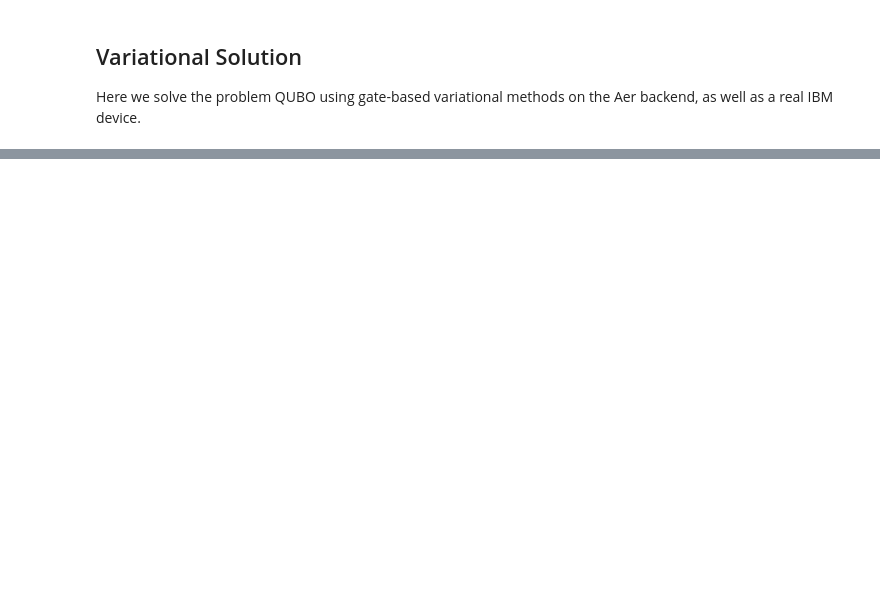
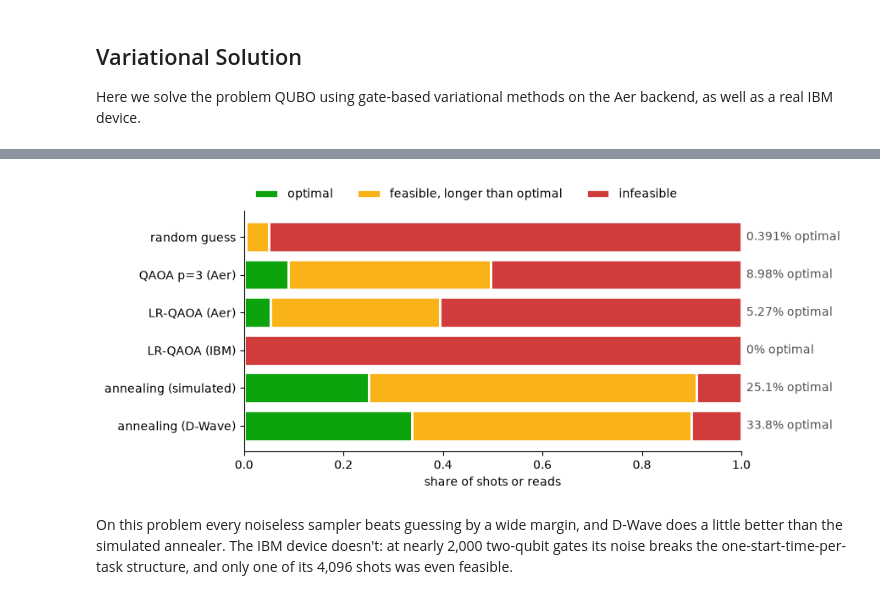
Before and after one commit to manavbabel/quantum-applications, a Jupyter notebook: job-shop-scheduling/job_shop_scheduling.ipynb, the cells around one changed output, grey strips where cells are left out. Drawn from its saved outputs; the diff is of its cells as text; code cells hidden in the pictures; blank space fills up the shorter version.

```diff
--- a/job-shop-scheduling/job_shop_scheduling.ipynb
+++ b/job-shop-scheduling/job_shop_scheduling.ipynb
@@ -232,7 +278,7 @@ KeyboardInterrupt:
 # %%
 backend = AerSimulator()
-solver = LRQAOASolver(backend)
-result = solver.solve(problem)
+result = solve_lr_qaoa(problem, backend, seed=seed)
 result.describe()
+outcomes["LR-QAOA (Aer)"] = result
 # %% [output]
 lr-qaoa/aer_simulator result FEASIBLE
@@ -255,11 +302,12 @@ lr-qaoa/aer_simulator result FEASIBLE
 }
 # %%
-from qiskit_ibm_runtime import QiskitRuntimeService
-
 service = QiskitRuntimeService()
 backend = service.least_busy()
 
-solver = LRQAOASolver(backend)
-result = solver.solve(problem)
+# what the circuit needs on this device
+print(estimate_circuit(problem, backend, p=10))
+
+result = solve_lr_qaoa(problem, backend)
 result.describe()
+outcomes["LR-QAOA (IBM)"] = result
 # %% [output]
@@ -295,6 +340,6 @@ On a QPU only certain qubits are coupled, so the QUBO is first minor-embedded. W
 # %%
-solver = AnnealingSolver(PathIntegralAnnealingSampler())
-result = solver.solve(problem)
+result = solve_annealing(problem, PathIntegralAnnealingSampler(), seed=seed)
 result.describe()
+outcomes["annealing (simulated)"] = result
 # %% [output]
 annealing/PathIntegralAnnealingSampler result FEASIBLE
@@ -311,6 +356,9 @@ annealing/PathIntegralAnnealingSampler result FEASIBLE
 }
 # %%
-solver = AnnealingSolver()
-result = solver.solve(problem)
+sampler = dwave_sampler()
+print(estimate_annealing(problem, sampler))
+
+result = solve_annealing(problem, sampler)
 result.describe()
+outcomes["annealing (D-Wave)"] = result
 # %% [output]
@@ -336,0 +390,7 @@ annealing/Advantage_system4 result FEASIBLE
+# %%
+draw_outcomes(outcomes)
+plt.savefig("figures/outcomes.png", dpi=150)
+# %% [output]
+[figure, added]
+# %% [markdown]
+On this problem every noiseless sampler beats guessing by a wide margin, and D-Wave does a little better than the simulated annealer. The IBM device doesn't: at nearly 2,000 two-qubit gates its noise breaks the one-start-time-per-task structure, and only one of its 4,096 shots was even feasible.
```
Also changed, not shown: parts of 26 cells of this notebook, 5 other files.
